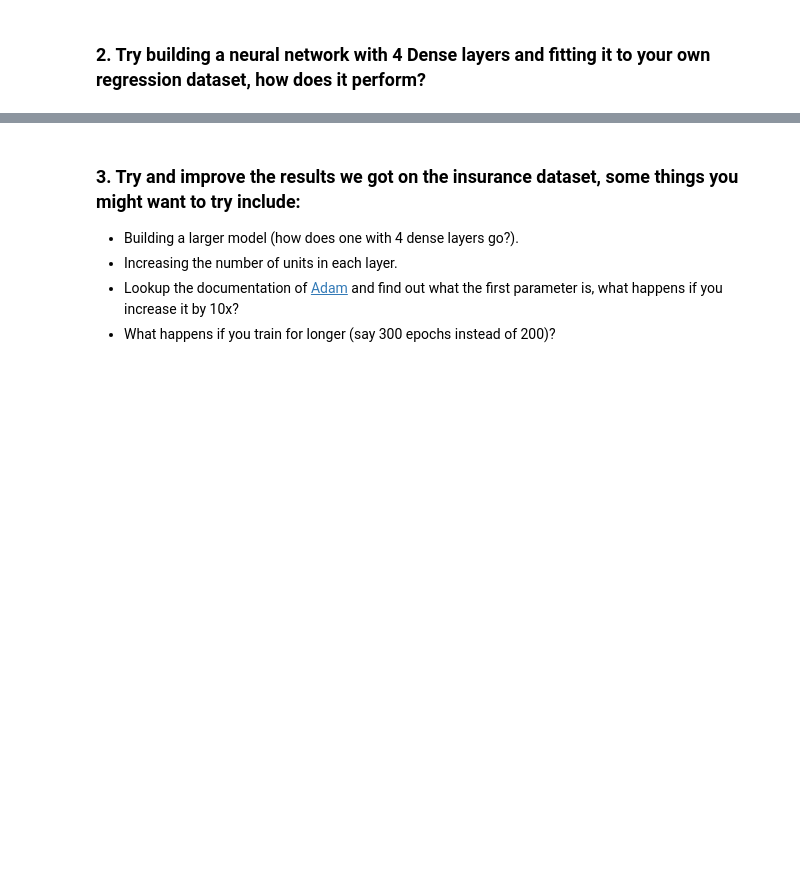
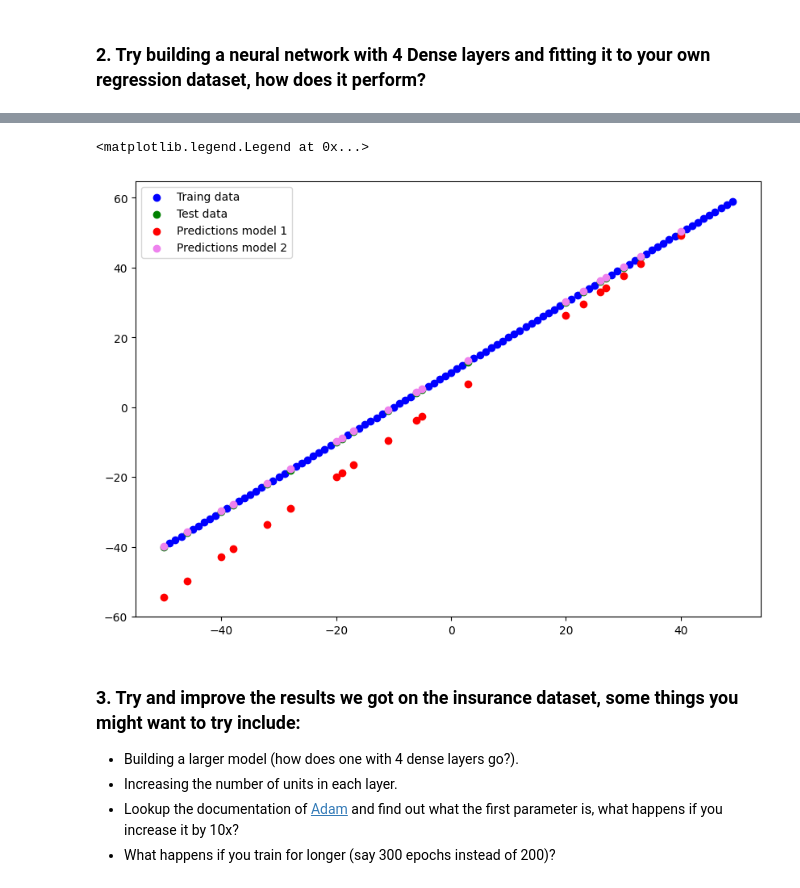
Before and after one commit to haapsee/JupyterNotebooks, a Jupyter notebook: jupyterprojects/Course_Tensorflow_for_Deep_Learning_Bootcamp/01_Neural_network_regression_with_TensorFlow_Exercises.ipynb, the cells around one changed output, grey strips where cells are left out. Drawn from its saved outputs; the diff is of its cells as text; code cells hidden in the pictures; blank space fills up the shorter version.

```diff
--- a/jupyterprojects/Course_Tensorflow_for_Deep_Learning_Bootcamp/01_Neural_network_regression_with_TensorFlow_Exercises.ipynb
+++ b/jupyterprojects/Course_Tensorflow_for_Deep_Learning_Bootcamp/01_Neural_network_regression_with_TensorFlow_Exercises.ipynb
@@ -20,0 +154,13 @@ tf.__version__
+# %%
+his1 = model_1.fit(tf.expand_dims(X_train, axis=-1), y_train, epochs=100, verbose=0)
+his2 = model_2.fit(tf.expand_dims(X_train, axis=-1), y_train, epochs=100, verbose=0)
+# %%
+plt.figure(figsize=(10,7))
+
+plt.scatter(X_train, y_train, c="b", label="Traing data")
+plt.scatter(X_test, y_test, c="g", label="Test data")
+plt.scatter(X_test, model_1.predict(X_test), c="r", label="Predictions model 1")
+plt.scatter(X_test, model_2.predict(X_test), c="violet", label="Predictions model 2")
+
+plt.legend()
+# %% [output]
@@ -21,3 +169,5 @@ tf.__version__
+<matplotlib.legend.Legend at 0x...>
+[figure, added]
 # %% [markdown]
 ### 3. Try and improve the results we got on the insurance dataset, some things you might want to try include:
   * Building a larger model (how does one with 4 dense layers go?).
```
Also changed, not shown: parts of 25 cells of this notebook.
